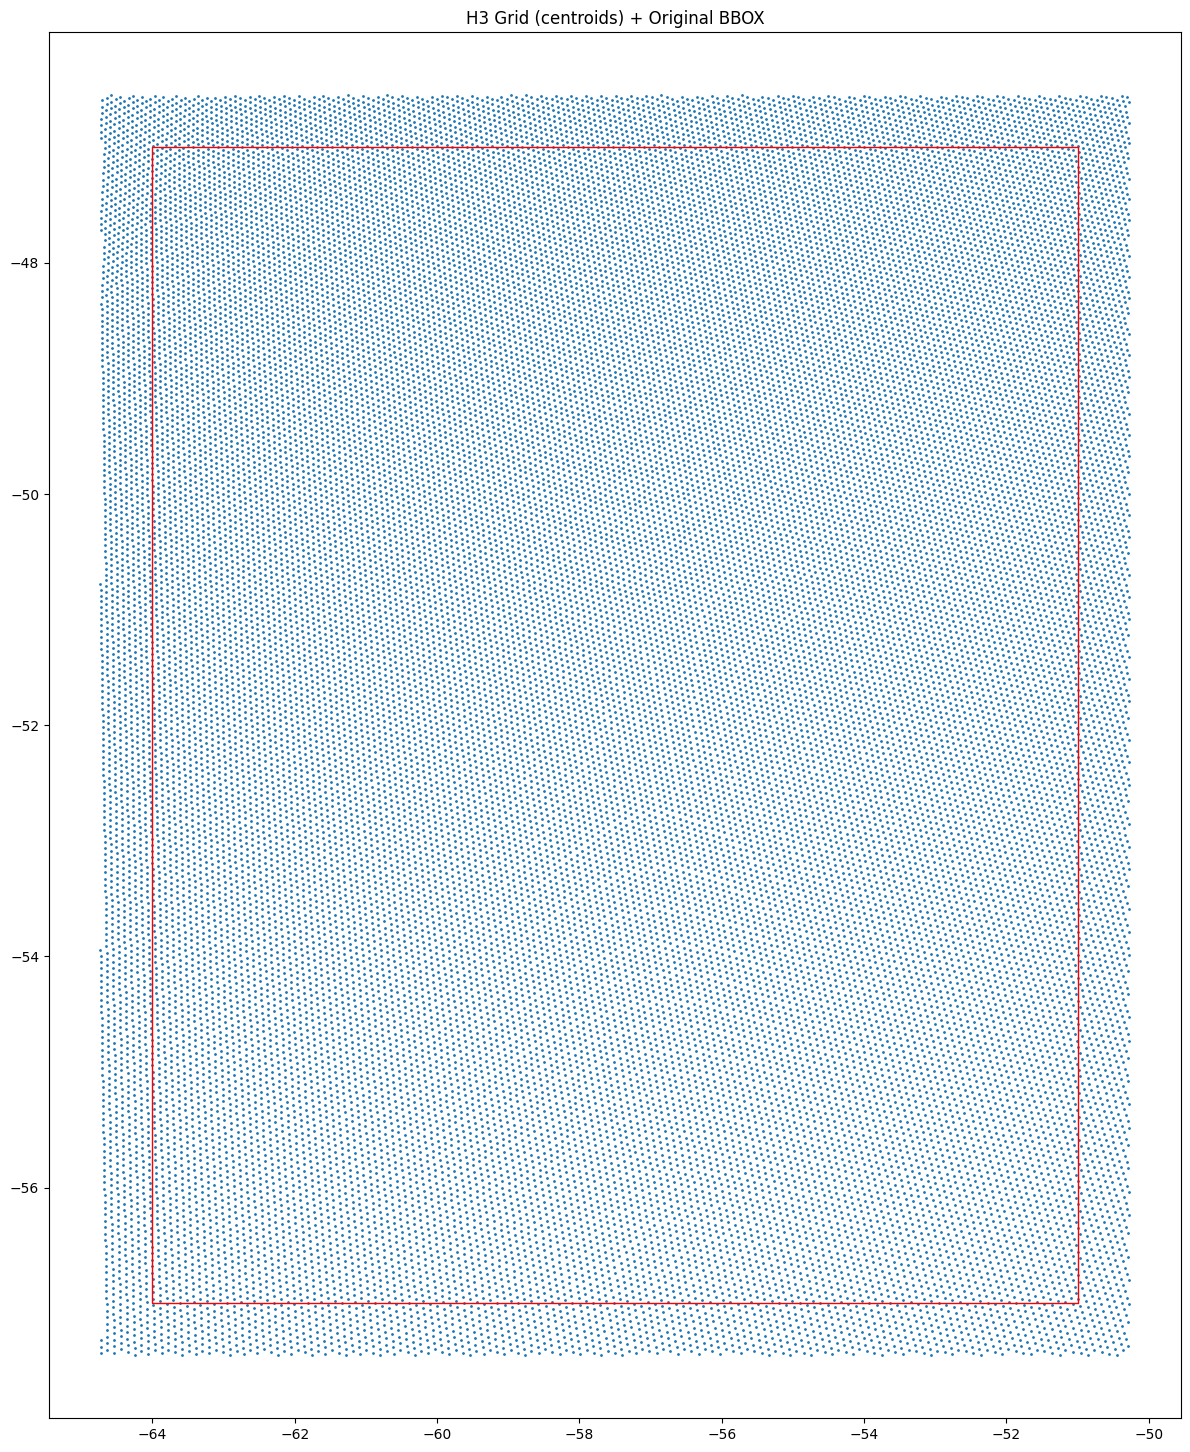
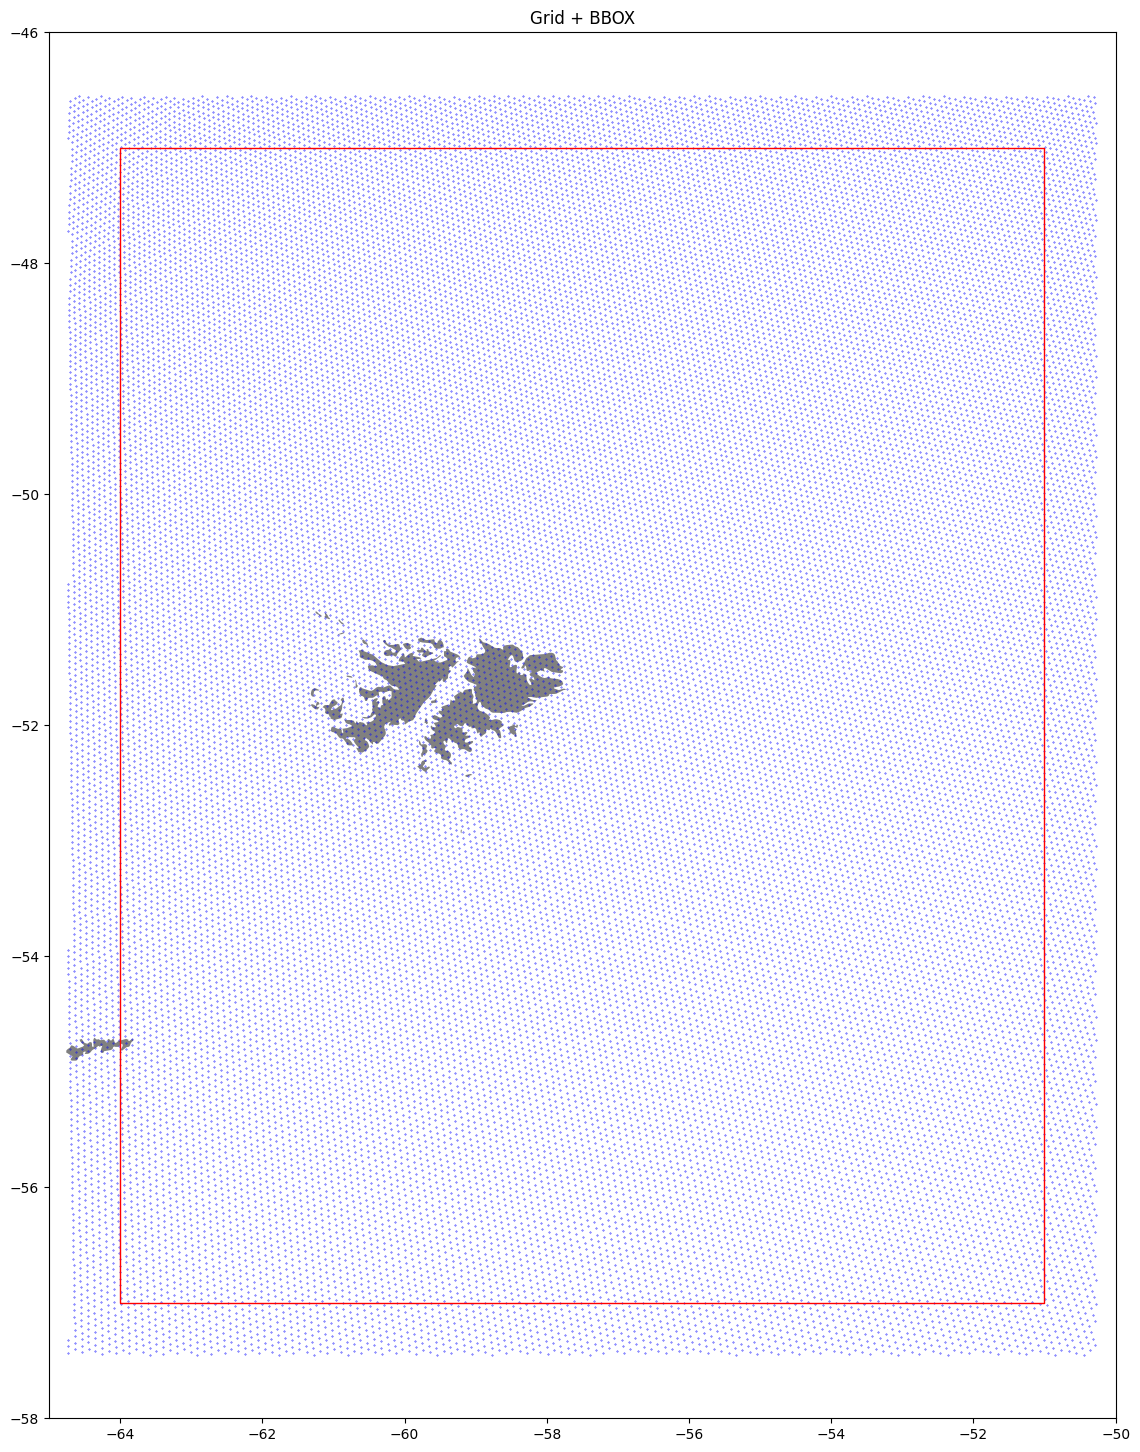
The notebook cell's code change between the first figure and the second:
--- before
+++ after
@@ -1,8 +1,11 @@
 # Cell 12
+
+# https://www.naturalearthdata.com/downloads/
 
 import geopandas as gpd
 from shapely.geometry import Point, box
 
-# Grid points
+# --- Grid --------------------------------------------------------------------
+
 gdf = gpd.GeoDataFrame(
     df,
@@ -11,20 +14,43 @@
 )
 
-# Original bbox (NO buffer)
+# --- BBOX --------------------------------------------------------------------
+
 bbox = run_cfg["region"]["bbox"]
 
-bbox_poly = box(
-    bbox["xmin"],
-    bbox["ymin"],
-    bbox["xmax"],
-    bbox["ymax"],
-)
+xmin = bbox["xmin"]
+ymin = bbox["ymin"]
+xmax = bbox["xmax"]
+ymax = bbox["ymax"]
 
+bbox_poly = box(xmin, ymin, xmax, ymax)
 bbox_gdf = gpd.GeoDataFrame(geometry=[bbox_poly], crs="EPSG:4326")
 
-# Plot
-ax = gdf.plot(markersize=1, figsize=(18, 18))
+# --- Plot extent (bbox + margin) ---------------------------------------------
 
+margin = 1
+extent_poly = box(
+    xmin - margin,
+    ymin - margin,
+    xmax + margin,
+    ymax + margin,
+)
+extent_gdf = gpd.GeoDataFrame(geometry=[extent_poly], crs="EPSG:4326")
+
+# --- Land (clip to extent) ---------------------------------------------------
+
+land_path = PROJECT_ROOT / "data/reference/ne_10m_land/ne_10m_land.shp"
+land = gpd.read_file(land_path)
+
+land = gpd.clip(land, extent_gdf)
+
+# --- Plot --------------------------------------------------------------------
+
+ax = land.plot(color="grey", edgecolor="none", figsize=(18, 18))
+
+gdf.plot(ax=ax, markersize=0.1, color="blue")
 bbox_gdf.boundary.plot(ax=ax, edgecolor="red", linewidth=1)
 
-ax.set_title("H3 Grid (centroids) + Original BBOX")
+ax.set_xlim(xmin - margin, xmax + margin)
+ax.set_ylim(ymin - margin, ymax + margin)
+
+ax.set_title("Grid + BBOX")

Commit: 00_pipeline_execution